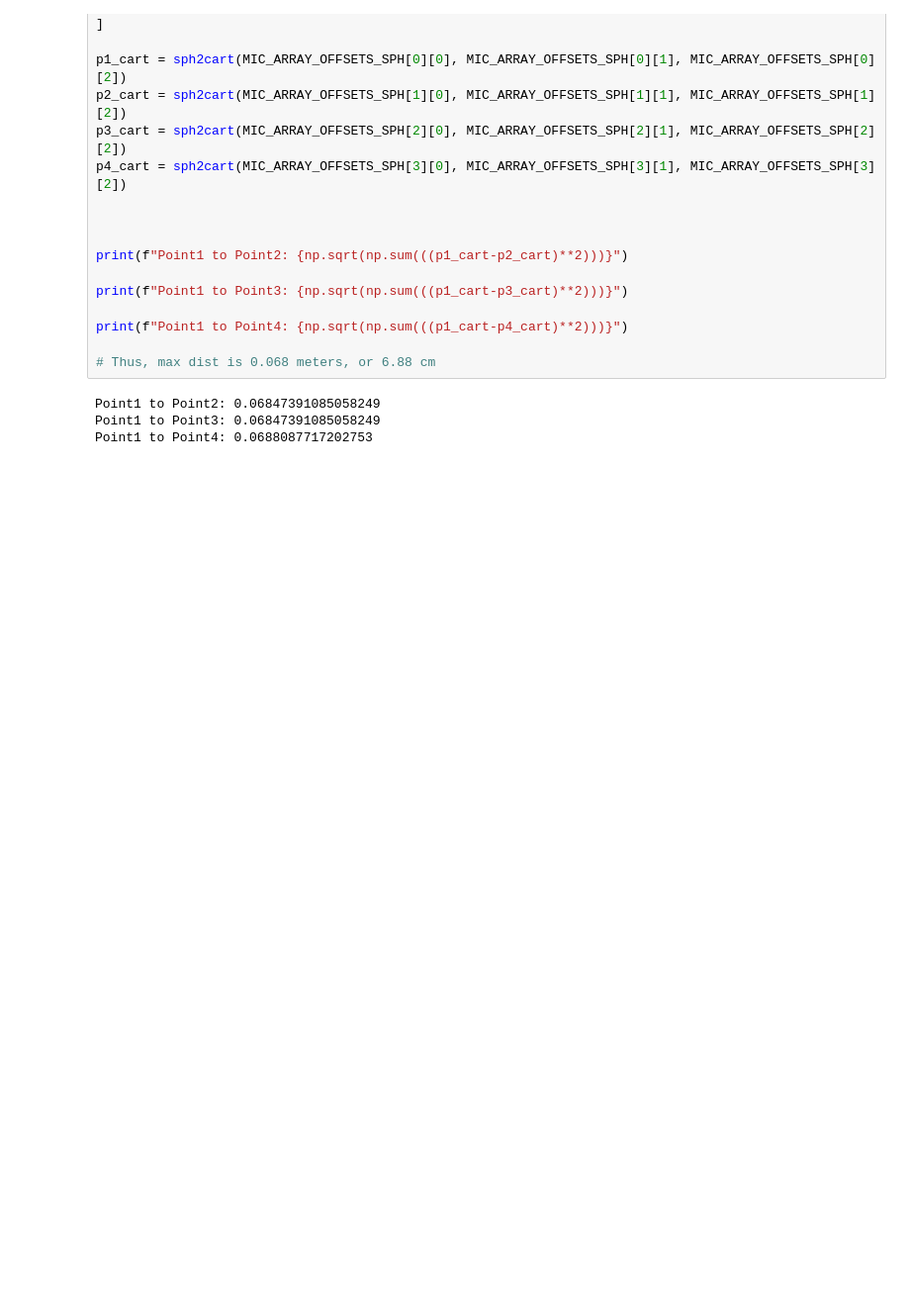
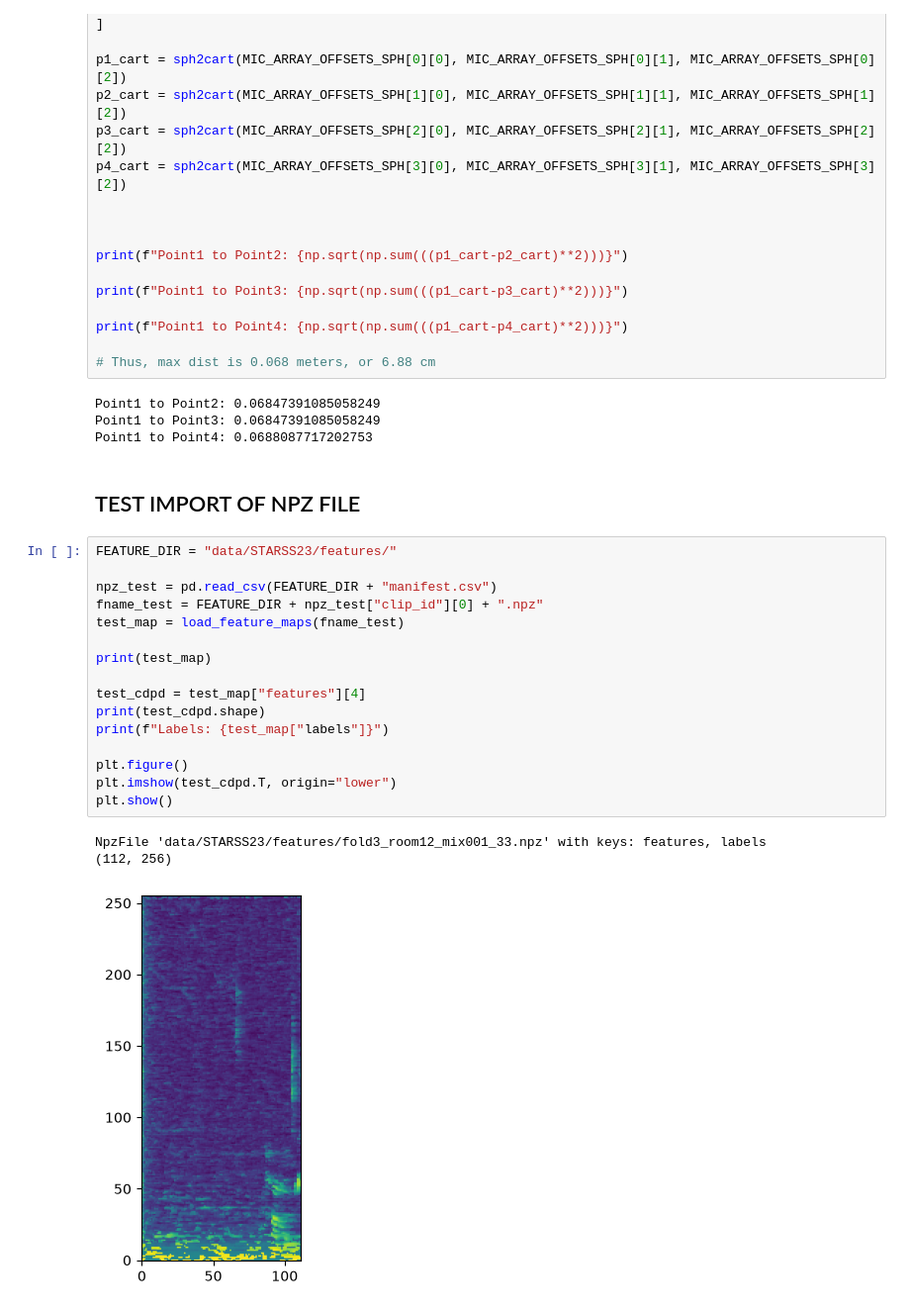
Before and after one commit to Matt0389/master-thesis-DNN-SSL, a Jupyter notebook: misc_calculations.ipynb, the cells around one changed output. Shown at 99% size. Drawn from its saved outputs; the diff is of its cells as text; blank space fills up the shorter version.

Commit message:
Addded script to read target data segments and calculate the feature map.

```diff
--- a/misc_calculations.ipynb
+++ b/misc_calculations.ipynb
@@ -36,3 +40,25 @@ print(f"Point1 to Point4: {np.sqrt(np.sum(((p1_cart-p4_cart)**2)))}")
 Point1 to Point2: 0.06847391085058249
 Point1 to Point3: 0.06847391085058249
 Point1 to Point4: 0.0688087717202753
+# %% [markdown]
+## TEST IMPORT OF NPZ FILE
+# %%
+FEATURE_DIR = "data/STARSS23/features/"
+
+npz_test = pd.read_csv(FEATURE_DIR + "manifest.csv")
+fname_test = FEATURE_DIR + npz_test["clip_id"][0] + ".npz"
+test_map = load_feature_maps(fname_test)
+
+print(test_map)
+
+test_cdpd = test_map["features"][4]
+print(test_cdpd.shape)
+print(f"Labels: {test_map["labels"]}")
+
+plt.figure()
+plt.imshow(test_cdpd.T, origin="lower")
+plt.show()
+# %% [output]
+NpzFile 'data/STARSS23/features/fold3_room12_mix001_33.npz' with keys: features, labels
+(112, 256)
+[figure, added]
```
Also changed, not shown: parts of 1 cell of this notebook, 5 other files.
